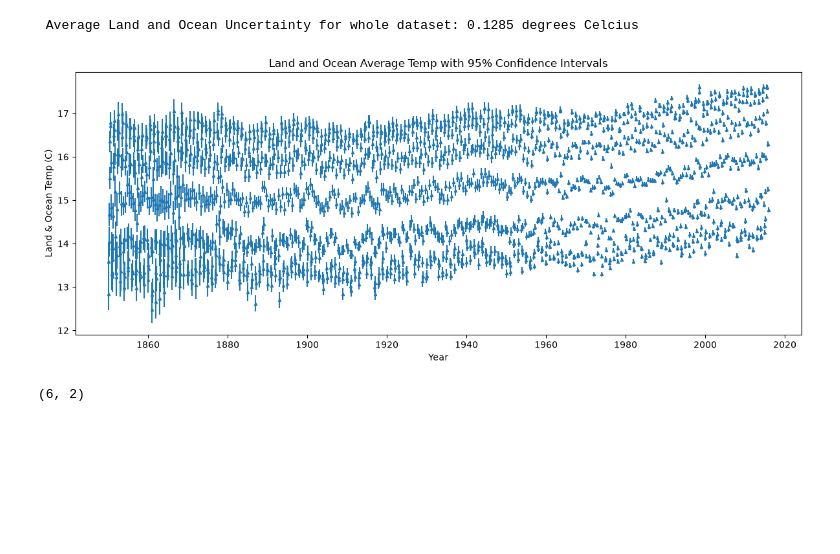
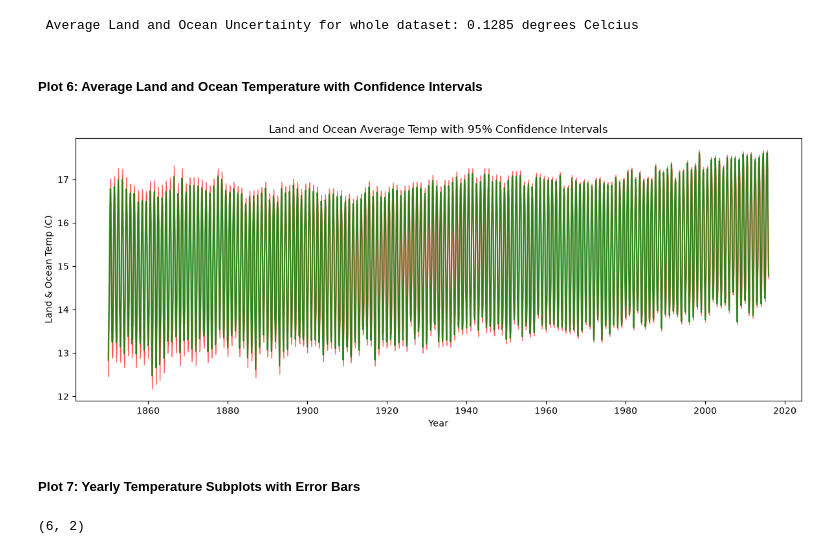
Before and after one commit to chirthprojects/climate-time-series-forecasting, a Jupyter notebook: notebooks/01_eda_GlobalTemperatures.ipynb, the cells around one changed output. Drawn from its saved outputs; the diff is of its cells as text; code cells hidden in the pictures; blank space fills up the shorter version.

Commit message:
feat- Finished GlobalTemperatures EDA section 6- Preliminary Findings

```diff
--- a/notebooks/01_eda_GlobalTemperatures.ipynb
+++ b/notebooks/01_eda_GlobalTemperatures.ipynb
@@ -143,0 +148,8 @@ plt.show()
+# %%
+df['year'] = df['dt'].dt.year
+
+years = df.groupby('year')
+print(years['LandAverageTemperature'].mean())
+print(years['LandAverageTemperature'].std())
+
+print(f'Highest temperature spread: {years['LandAverageTemperature'].std().max()} Lowest temperature spread: {years['LandAverageTemperature'].std().min()}')
@@ -215,16 +248,24 @@ Uncertainty will want to be considered when constructing our models. We should a
 print(f' Average Land and Ocean Uncertainty for whole dataset: {round(df['LandAndOceanAverageTemperatureUncertainty'].mean(),4)} degrees Celcius')
 # %% [output]
  Average Land and Ocean Uncertainty for whole dataset: 0.1285 degrees Celcius
+# %% [markdown]
+##### Plot 6: Average Land and Ocean Temperature with Confidence Intervals
 # %%
+error = df['LandAndOceanAverageTemperatureUncertainty']
+
+# fill_between() to show confidence interval range
 plt.figure(figsize=(12, 5))
-plt.errorbar(x = df['dt'], y = df['LandAndOceanAverageTemperature'], yerr = df['LandAndOceanAverageTemperatureUncertainty'], fmt='^', markersize=3)
+plt.plot(df['dt'], df['LandAndOceanAverageTemperature'], color='green', alpha=0.8)
+plt.fill_between(df['dt'], df['LandAndOceanAverageTemperature']-error ,df['LandAndOceanAverageTemperature']+error, alpha=0.5, color='red')
 plt.xlabel('Year')
 plt.ylabel('Land & Ocean Temp (C)')
 plt.title('Land and Ocean Average Temp with 95% Confidence Intervals')
 plt.tight_layout()
 plt.show()
 # %% [output]
-[figure, old version]
+[figure, new version]
+# %% [markdown]
+##### Plot 7: Yearly Temperature Subplots with Error Bars
 # %%
 fig, ax = plt.subplots(6, 2, figsize=(24, 24))
 print(ax.shape)
```
Also changed, not shown: parts of 15 cells of this notebook.
